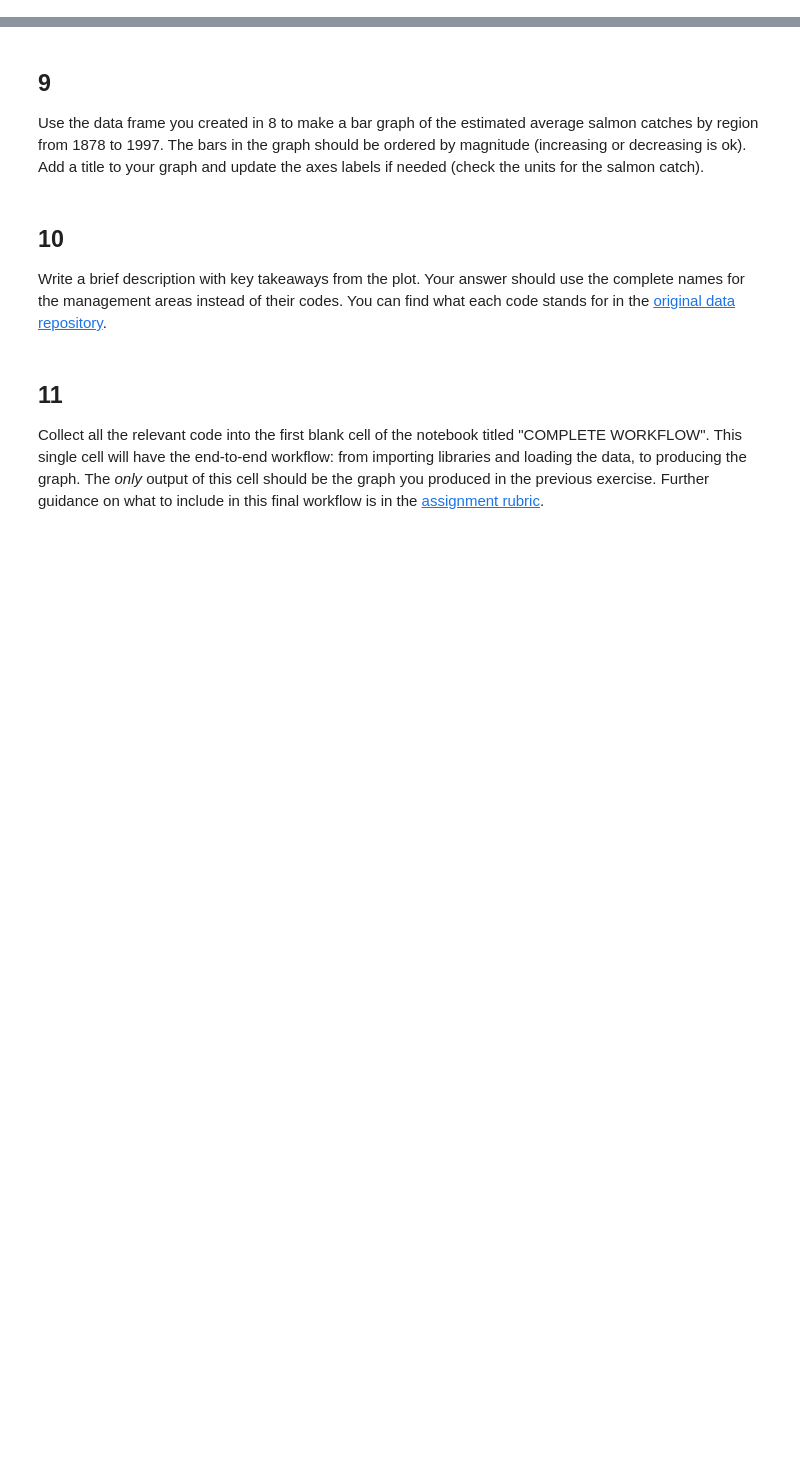
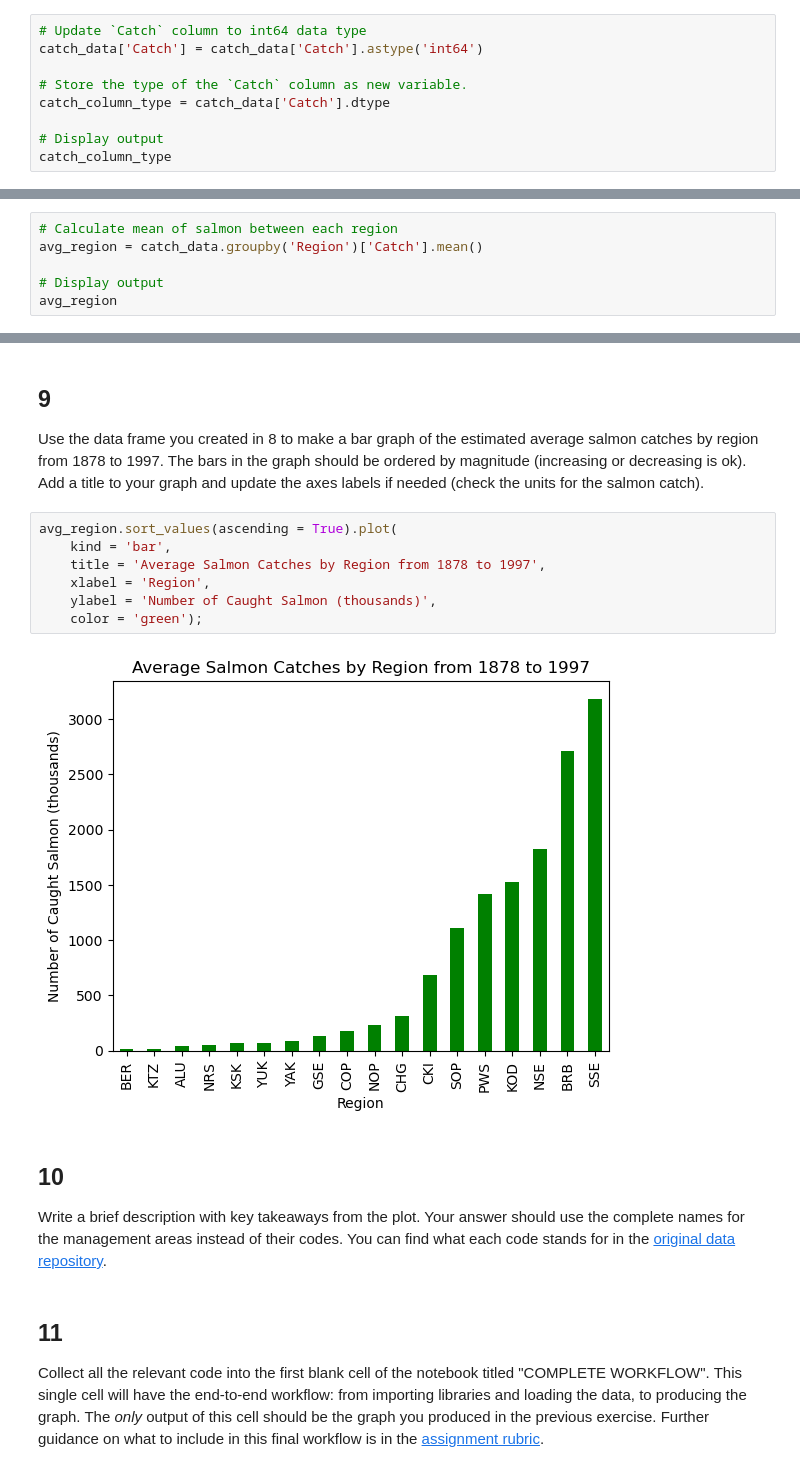
Before and after one commit to ethan-mathews24/eds220-hwk2, a Jupyter notebook: task2/hwk2-task2-salmon.ipynb, the cells around one changed output, grey strips where cells are left out. Saved outputs shown, nothing was run; the diff lists cells and outputs as text; blank space fills up the shorter version.

```diff
--- a/task2/hwk2-task2-salmon.ipynb
+++ b/task2/hwk2-task2-salmon.ipynb
@@ -258,0 +252,9 @@ catch_column_type
+# %%
+# Update `Catch` column to int64 data type
+catch_data['Catch'] = catch_data['Catch'].astype('int64')
+
+# Store the type of the `Catch` column as new variable.
+catch_column_type = catch_data['Catch'].dtype
+
+# Display output
+catch_column_type
@@ -268,0 +272,6 @@ avg_region
+# %%
+# Calculate mean of salmon between each region
+avg_region = catch_data.groupby('Region')['Catch'].mean()
+
+# Display output
+avg_region
@@ -276,6 +308,15 @@ grader.check("q8")
 ## 9
 
 Use the data frame you created in 8 to make a bar graph of the estimated average salmon catches by region from 1878 to 1997. The bars in the graph should be ordered by magnitude (increasing or decreasing is ok). Add a title to your graph and update the axes labels if needed (check the units for the salmon catch).
+# %%
+avg_region.sort_values(ascending = True).plot(
+    kind = 'bar',
+    title = 'Average Salmon Catches by Region from 1878 to 1997',
+    xlabel = 'Region',
+    ylabel = 'Number of Caught Salmon (thousands)',
+    color = 'green');
+# %% [output]
+[figure, added]
 # %% [markdown]
 <!-- END QUESTION -->
 
```
Also changed, not shown: parts of 11 cells of this notebook.
